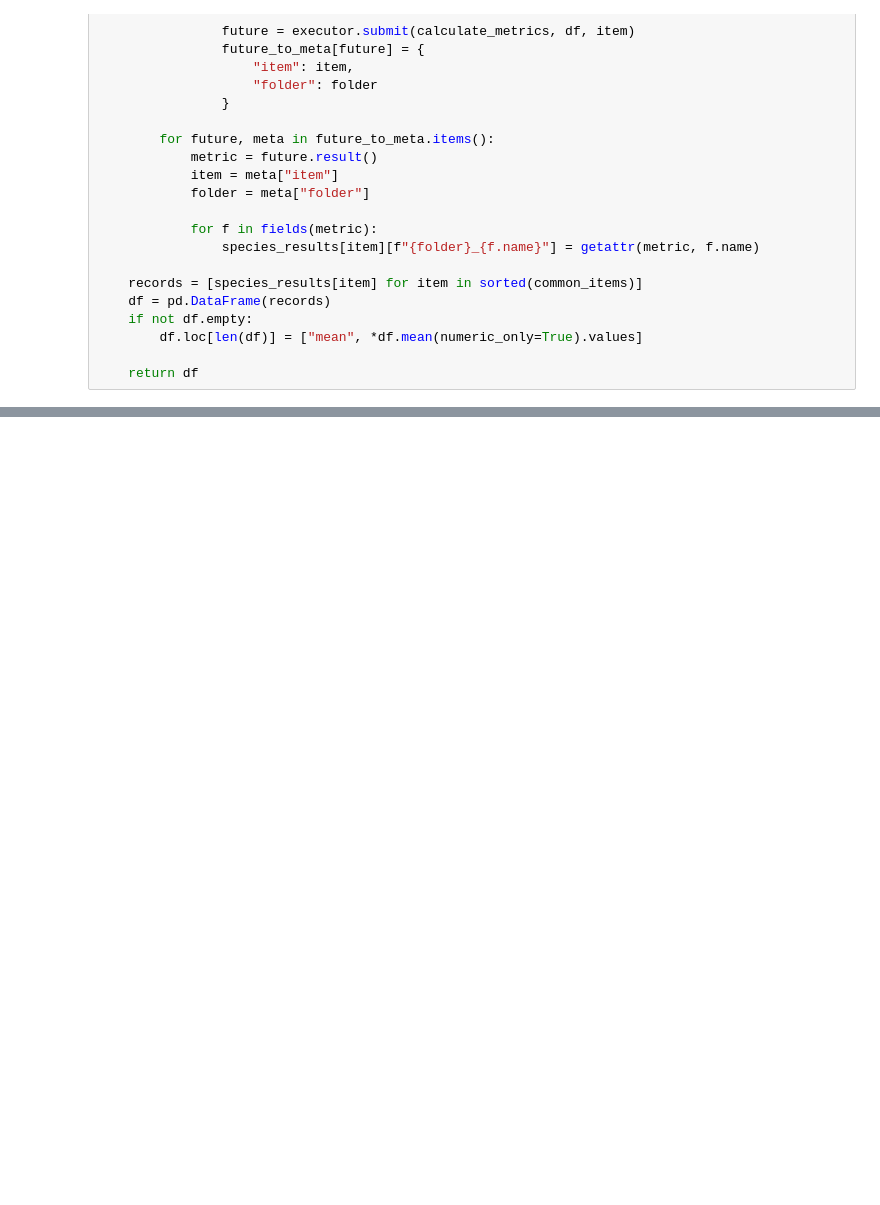
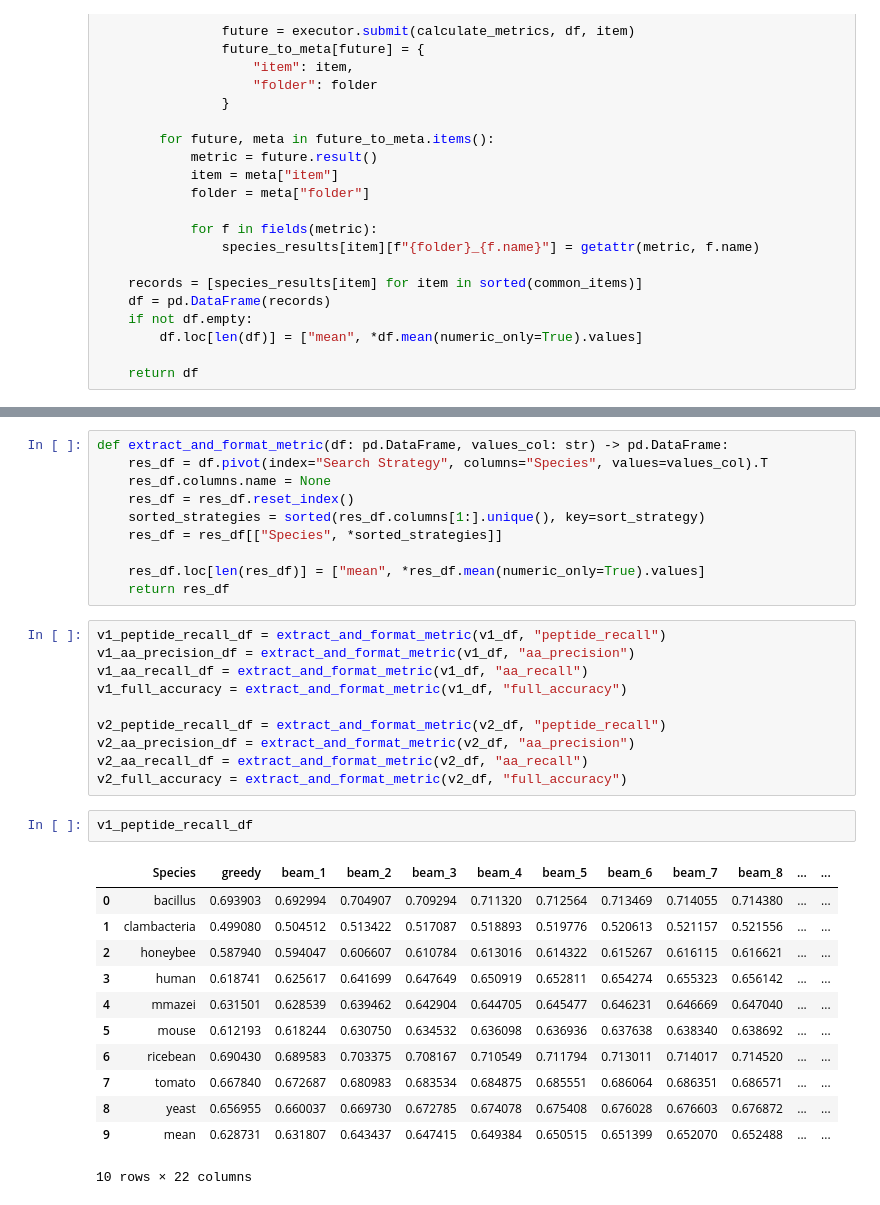
Before and after one commit to lastmme/RocNovo-Lightning, a Jupyter notebook: tutorials/06_metric_calculation.ipynb, the cells around one changed output, grey strips where cells are left out. Drawn from its saved outputs; the diff is of its cells as text; blank space fills up the shorter version.

```diff
--- a/tutorials/06_metric_calculation.ipynb
+++ b/tutorials/06_metric_calculation.ipynb
@@ -165,0 +307,35 @@ print(novobench_df)
+# %%
+def extract_and_format_metric(df: pd.DataFrame, values_col: str) -> pd.DataFrame:
+    res_df = df.pivot(index="Search Strategy", columns="Species", values=values_col).T
+    res_df.columns.name = None
+    res_df = res_df.reset_index()
+    sorted_strategies = sorted(res_df.columns[1:].unique(), key=sort_strategy)
+    res_df = res_df[["Species", *sorted_strategies]]
+
+    res_df.loc[len(res_df)] = ["mean", *res_df.mean(numeric_only=True).values]
+    return res_df
+# %%
+v1_peptide_recall_df = extract_and_format_metric(v1_df, "peptide_recall")
+v1_aa_precision_df = extract_and_format_metric(v1_df, "aa_precision")
+v1_aa_recall_df = extract_and_format_metric(v1_df, "aa_recall")
+v1_full_accuracy = extract_and_format_metric(v1_df, "full_accuracy")
+
+v2_peptide_recall_df = extract_and_format_metric(v2_df, "peptide_recall")
+v2_aa_precision_df = extract_and_format_metric(v2_df, "aa_precision")
+v2_aa_recall_df = extract_and_format_metric(v2_df, "aa_recall")
+v2_full_accuracy = extract_and_format_metric(v2_df, "full_accuracy")
+# %%
+v1_peptide_recall_df
+# %% [output]
+|  | Species | greedy | beam_1 | beam_2 | beam_3 | beam_4 | beam_5 | beam_6 | beam_7 | beam_8 | ... | ... |
+| 0 | bacillus | 0.693903 | 0.692994 | 0.704907 | 0.709294 | 0.711320 | 0.712564 | 0.713469 | 0.714055 | 0.714380 | ... | ... |
+| 1 | clambacteria | 0.499080 | 0.504512 | 0.513422 | 0.517087 | 0.518893 | 0.519776 | 0.520613 | 0.521157 | 0.521556 | ... | ... |
+| 2 | honeybee | 0.587940 | 0.594047 | 0.606607 | 0.610784 | 0.613016 | 0.614322 | 0.615267 | 0.616115 | 0.616621 | ... | ... |
+| 3 | human | 0.618741 | 0.625617 | 0.641699 | 0.647649 | 0.650919 | 0.652811 | 0.654274 | 0.655323 | 0.656142 | ... | ... |
+| 4 | mmazei | 0.631501 | 0.628539 | 0.639462 | 0.642904 | 0.644705 | 0.645477 | 0.646231 | 0.646669 | 0.647040 | ... | ... |
+| 5 | mouse | 0.612193 | 0.618244 | 0.630750 | 0.634532 | 0.636098 | 0.636936 | 0.637638 | 0.638340 | 0.638692 | ... | ... |
+| 6 | ricebean | 0.690430 | 0.689583 | 0.703375 | 0.708167 | 0.710549 | 0.711794 | 0.713011 | 0.714017 | 0.714520 | ... | ... |
+| 7 | tomato | 0.667840 | 0.672687 | 0.680983 | 0.683534 | 0.684875 | 0.685551 | 0.686064 | 0.686351 | 0.686571 | ... | ... |
+| 8 | yeast | 0.656955 | 0.660037 | 0.669730 | 0.672785 | 0.674078 | 0.675408 | 0.676028 | 0.676603 | 0.676872 | ... | ... |
+| 9 | mean | 0.628731 | 0.631807 | 0.643437 | 0.647415 | 0.649384 | 0.650515 | 0.651399 | 0.652070 | 0.652488 | ... | ... |
+10 rows × 22 columns
```
Also changed, not shown: parts of 17 cells of this notebook.
